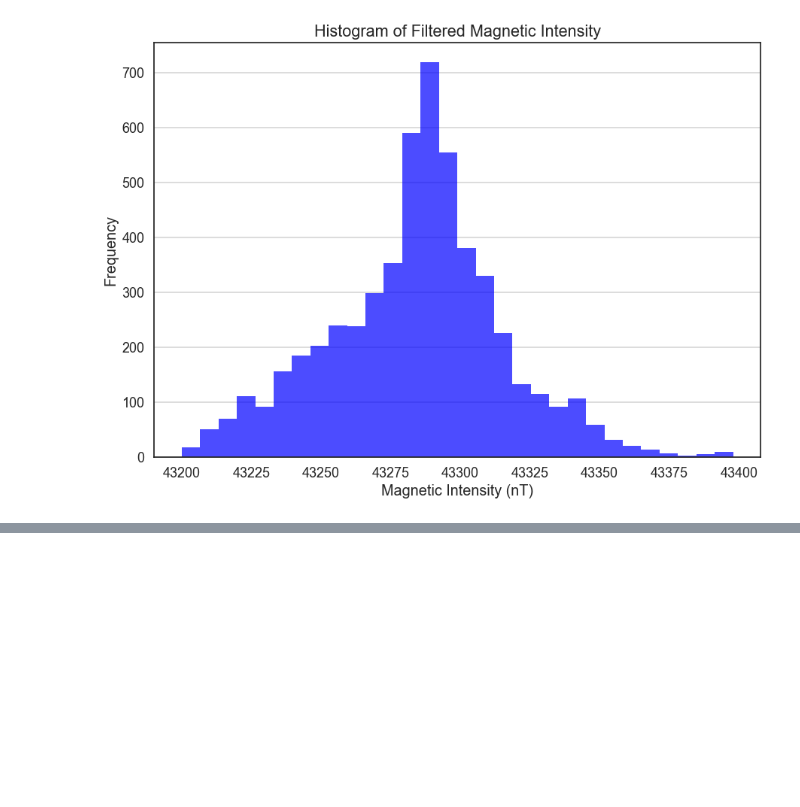
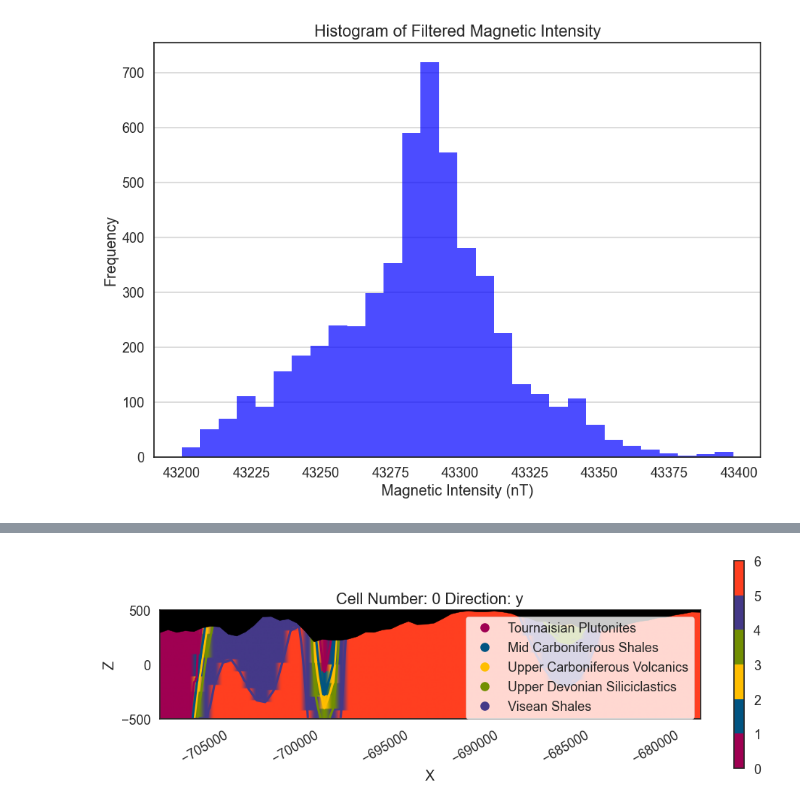
Before and after one commit to terranigma-solutions/Mineye-Terranigma, a Jupyter notebook: GeoModel/gempyModel.ipynb, the cells around one changed output, grey strips where cells are left out. Cells and saved outputs as stored; diff of their text form; code cells hidden in the pictures; blank space fills up the shorter version.

```diff
--- a/GeoModel/gempyModel.ipynb
+++ b/GeoModel/gempyModel.ipynb
@@ -816,0 +877,99 @@ Magnetic range: 43200.00 to 43397.90 nT
+# %%
+import gempy as gp
+import gempy_engine
+import os
+
+# 1. Initialize model
+top_right = (-678192, 4549947)
+bottom_right = (-677518, 4529455)
+bottom_left = (-706792, 4528453)
+top_left = (-707522, 4548927)
+
+# Calculate bounding box of the area of interest
+min_x = min(top_left[0], bottom_left[0])
+max_x = max(top_right[0], bottom_right[0])
+min_y = min(bottom_left[1], bottom_right[1])
+max_y = max(top_left[1], top_right[1])
+max_z = points_df['Z'].max()
+nx = ny = nz = 64  # Define grid resolution
+
+geo_model = gp.create_geomodel(
+    project_name='AOI',
+    extent=[min_x, max_x, max_y, min_y, model_depth, max_z],
+    refinement=6,
+    importer_helper=gp.data.ImporterHelper(
+        path_to_orientations=os.path.join(BASE_DIR, "sampled_orientationinputpoints2.csv"),
+        path_to_surface_points=os.path.join(BASE_DIR, "sampled_formationinputpoints.csv"),
+    )
+)
+
+# 3. Define units (surfaces) and assign to series
+# Update the structural frame to include all formations from the data
+gp.map_stack_to_surfaces(
+    gempy_model=geo_model,
+    mapping_object={
+        # "Strat_Series": ["Upper_Devonian_Siliciclastics", "Visean_Shales", "Mid_Carboniferous_Shales"],
+        "Strat_Series": ["Mid Carboniferous_Shales", "Visean_Shales", "Upper_Devonian_Siliciclastics"],
+        "Tournaisian_Plutonites_S": ["Tournaisian_Plutonites"],
+        "Upper_Carboniferous_Volcanics_S": ["Upper_Carboniferous_Volcanics"]
+    }
+)
+
+# Check available elements in structural frame
+print("Available elements:", [element.name for element in geo_model.structural_frame.structural_elements])
+
+# Plutons (intrusive blobs) - only add if element exists
+try:
+    pluton_element = geo_model.structural_frame.get_element_by_name("Tournaisian_Plutonites")
+    gp.add_structural_group(
+        model=geo_model,
+        group_index=4,
+        structural_group_name="Tournaisian_Plutonites_S",
+        elements=[pluton_element],
+        structural_relation=gp.data.StackRelationType.ERODE
+    )
+    print("Added plutons structural group")
+except:
+    print("Tournaisian_Plutonites element not found, skipping plutons group")
+
+# Volcanics (surface lava flows) - only add if element exists
+try:
+    volcanic_element = geo_model.structural_frame.get_element_by_name("Upper_Carboniferous_Volcanics")
+    gp.add_structural_group(
+        model=geo_model,
+        group_index=5,
+        structural_group_name="Upper_Carboniferous_Volcanics_S",
+        elements=[volcanic_element],
+        structural_relation=gp.data.StackRelationType.ONLAP
+    )
+    print("Added volcanics structural group")
+except:
+    print("Upper_Carboniferous_Volcanics element not found, skipping volcanics group")
+
+
+
+# # 5. Compute model
+# gp.compute_model(geo_model)
+
+# 6. Visualization
+import gempy_viewer as gpv
+
+# Set topography from processed file
+print("Setting topography...")
+gp.set_topography_from_file(grid=geo_model.grid, filepath=path_to_topography_reduced)
+
+# Compute the geological model
+print("Computing geological model... (this may take a while)")
+gempy_model = gp.compute_model(geo_model)
+
+print("Model computation completed successfully!")
+
+# Create cross sections if enabled
+threading.Thread(target=HelperMethods.plot_3d_async, args=(geo_model,)).start()
+if trigger_create_cross_section:
+    print("Creating cross section...")
+    HelperMethods.create_cross_section(geo_model, cross_section=5)
+    print("Cross section created!")
+else:
+    print("Cross section creation is disabled")
+# %% [output]
@@ -816,0 +996 @@ Magnetic range: 43200.00 to 43397.90 nT
+[figure, added]
```
Also changed, not shown: parts of 7 cells of this notebook, 3 other files.
